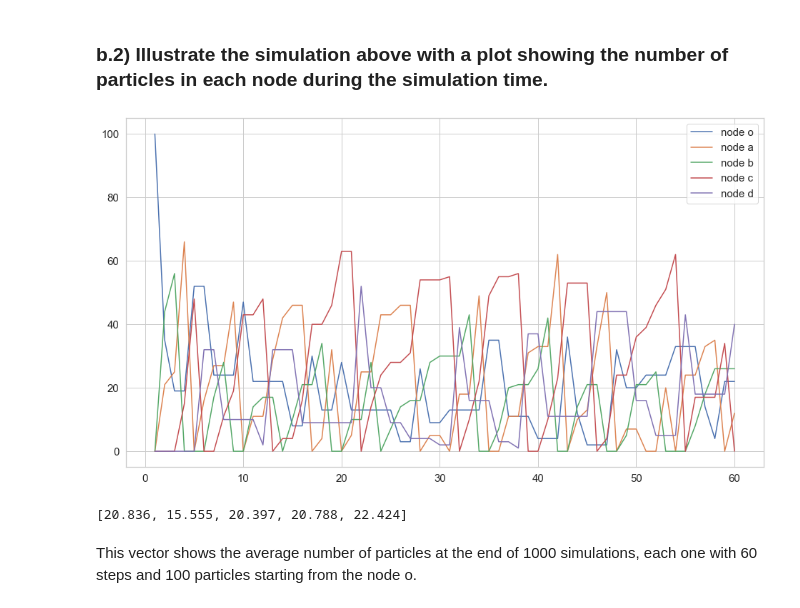
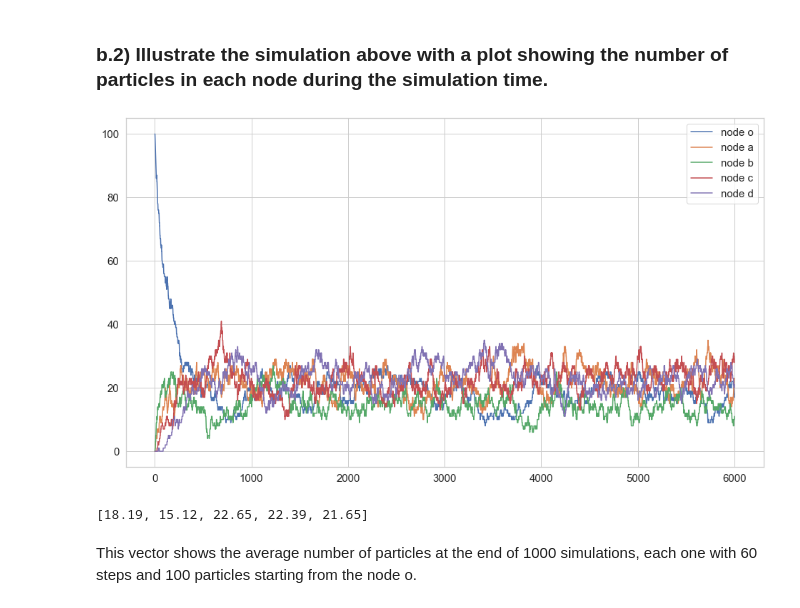
Before and after one commit to fabioeterno/Network_Homework, a Jupyter notebook: Homework2/Hw2.ipynb, the cells around one changed output. Saved outputs shown, nothing was run; the diff lists cells and outputs as text; code cells hidden in the pictures.

```diff
--- a/Homework2/Hw2.ipynb
+++ b/Homework2/Hw2.ipynb
@@ -411,7 +411,7 @@ We could have a **single, system-wide Poisson clock with rate 100**. Then, at **
 This **particle** is then **moved to a neighbor node** (which can be itself) based on the **transition probability matrix $Q$**. This means, that if a particle in node o is selected, there is a **probability of 1 - $\omega_o$** = 1-3/5 = 2/5 that it will **stay in node o**, and a **probability of $\omega_o$** = 3/5 that it will **leave the node**.
 # %%
 n_particles = 100
-n_steps = 60
+n_steps = 100
 
 def particle_perspective():
     # I create a dictionary with key the number of the particle and as value the node in which the particle is.
@@ -427,7 +427,7 @@ def particle_perspective():
     # position array will keep trace of the visited states
     # we create a matrix with:
     # - 100 rows, one per particle
-    # - 60 columns, one per step
+    # - n columns, one per step
     pos = np.zeros([n_particles,n_steps], dtype=int)
 
     # we start from state a, so we set 1 in the first position of the 100 rows
@@ -570,7 +573,7 @@ def node_perspective():
     net_nodes = dict(zip(nodes_list, particles_distrib))
     #print(net_nodes)
 
-    n_steps = 60
+    n_steps = 6000
     rate = 100
     pos2 = np.zeros([n_particles], dtype=int)
 
@@ -591,21 +594,22 @@ def node_perspective():
         #print(ix_particles_current_node)
 
         # Choose randomly a particle between the ones in the list
-        #selected_particle = choice(ix_particles_current_node, 1)[0]
+        selected_particle = choice(ix_particles_current_node, 1)[0]
         #print("selected particle", selected_particle)
 
-        for selected_particle in ix_particles_current_node:
-            # Next node according to the transition probability matrix Q
-            next_node = np.argwhere(Q_cum[current_node[0]] > np.random.rand())[0]
+        #for selected_particle in ix_particles_current_node:
 
-            #print("next node: ", next_node)
+        # Next node according to the transition probability matrix Q
+        next_node = np.argwhere(Q_cum[current_node[0]] > np.random.rand())[0]
 
-            # Set the new node state for the particle selected
-            pos2[selected_particle] = next_node
+        #print("next node: ", next_node)
 
-            # Update the distribution of the particles
-            particles_distrib[current_node[0]] -= 1
-            particles_distrib[next_node[0]] += 1
+        # Set the new node state for the particle selected
+        pos2[selected_particle] = next_node
+
+        # Update the distribution of the particles
+        particles_distrib[current_node[0]] -= 1
+        particles_distrib[next_node[0]] += 1
 
         distrib_o.append(particles_distrib[0])
         distrib_a.append(particles_distrib[1])
@@ -624,31 +630,31 @@ def node_perspective():
 # %%
 import seaborn as sns
 sns.set(style="whitegrid")
 
 fig = plt.figure(1, figsize=(16,9))
 
 
-x = np.linspace(1, 60, 60).tolist()
+x = np.linspace(1, 6000, 6000).tolist()
 _, distrib_o, distrib_a, distrib_b, distrib_c, distrib_d = node_perspective()
 
 
 plt.plot(x, distrib_o, label="node o")
 plt.plot(x, distrib_a, label="node a")
 plt.plot(x, distrib_b, label="node b")
 plt.plot(x, distrib_c, label="node c")
 plt.plot(x, distrib_d, label="node d")
 plt.xticks(size=15)
 plt.yticks(size=15)
 
 
 plt.legend(fontsize=15)
 plt.show()
 # %% [output]
-[figure, old version]
+[figure, new version]
 # %%
 list_partic_distr = []
 
-for i in range(1000):
+for i in range(100):
     list_partic_distr.append(node_perspective()[0])
 
 total = [sum(x) for x in zip(*list_partic_distr)]
@@ -657,6 +663,6 @@ avg = [x/den for x in total]
 
 print(avg)
 # %% [output]
-[20.836, 15.555, 20.397, 20.788, 22.424]
+[18.19, 15.12, 22.65, 22.39, 21.65]
 # %% [markdown]
 This vector shows the average number of particles at the end of 1000 simulations, each one with 60 steps and 100 particles starting from the node o.
```
Also changed, not shown: parts of 11 cells of this notebook.
